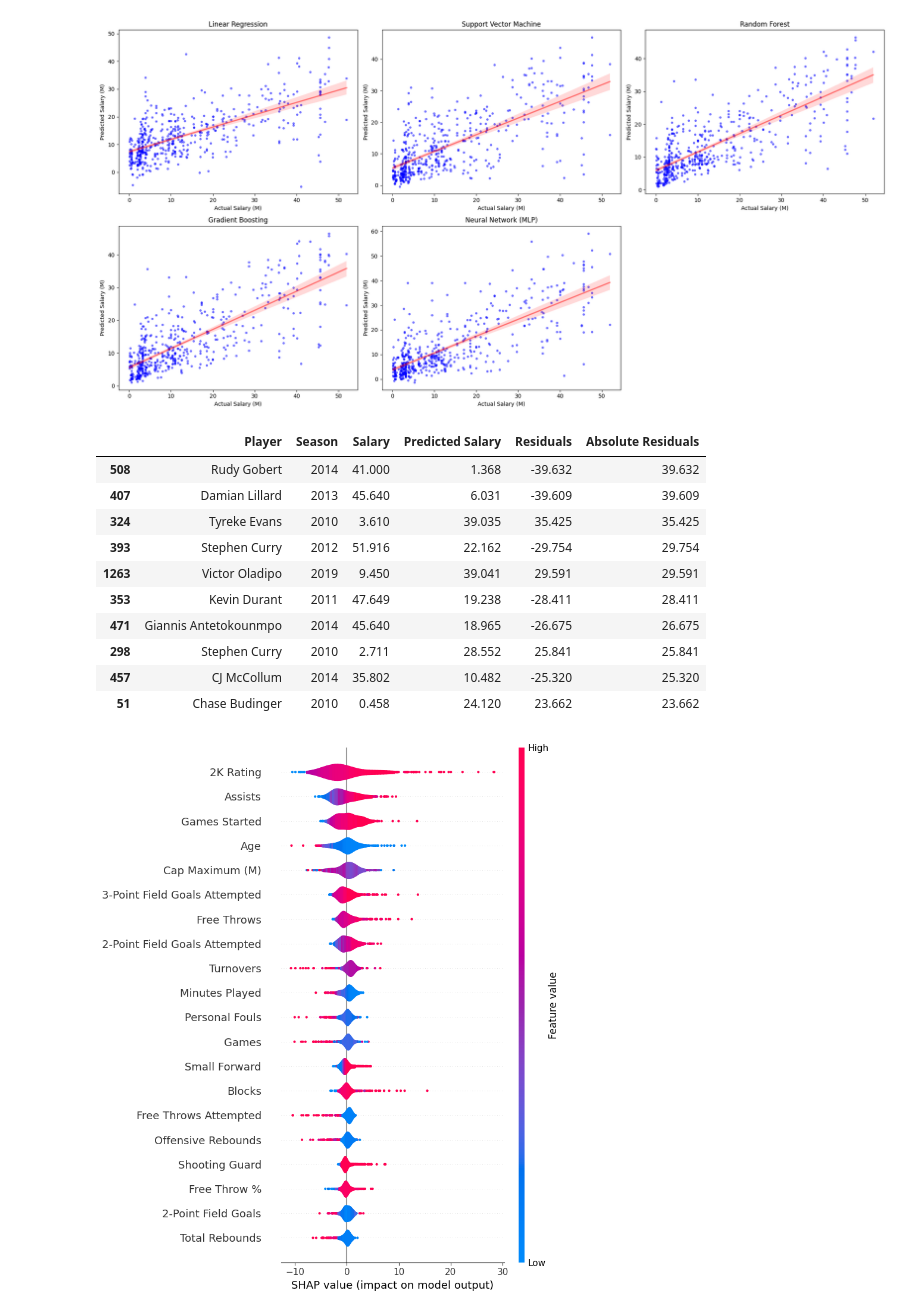
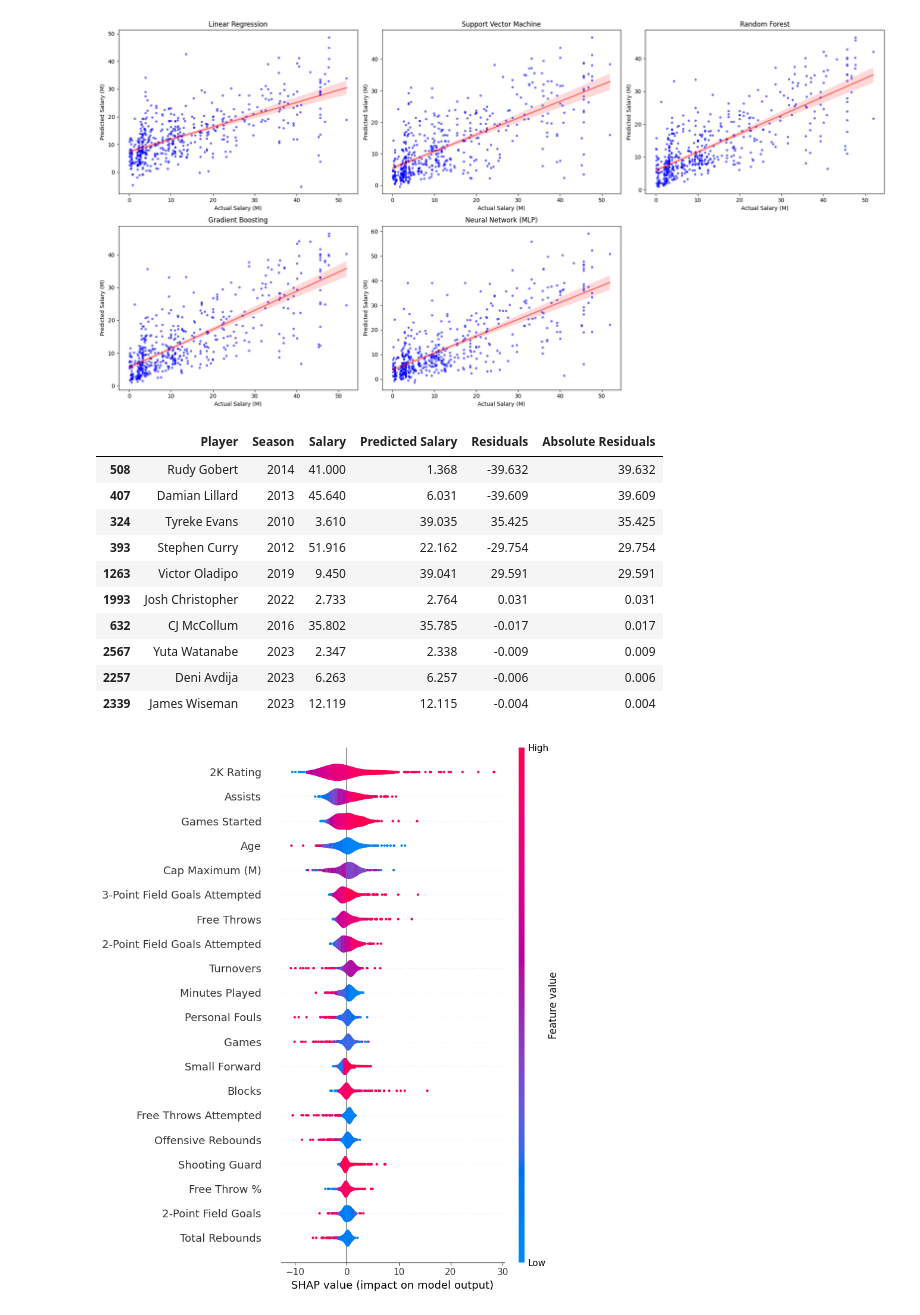
Before and after one commit to Gabmelom/nba-salary-model, a Jupyter notebook: src/data_analysis.ipynb, the cells around one changed output. Cells and saved outputs as stored; diff of their text form; code cells hidden in the pictures.

```diff
--- a/src/data_analysis.ipynb
+++ b/src/data_analysis.ipynb
@@ -356,26 +356,34 @@ plot_residuals(scaled_X_train, y_train, models, scaled_X_test, y_test)
 [figure]
 # %%
 # Predit test data with Random Forest, print worst and best predictions
-y_pred = final_models['Neural Network (MLP)'].predict(scaled_X_test)
-data_test = data.loc[y_test.index]
-data_test['Predicted Salary'] = y_pred.round(3)
-data_test['Residuals'] = (y_pred - y_test).round(3)
-data_test['Absolute Residuals'] = abs(data_test['Residuals']).round(3)
+def predict_test_data(data, model, k=5):
+    y_pred = final_models[model].predict(scaled_X_test)
+    data_test = data.loc[y_test.index]
+    data_test['Predicted Salary'] = y_pred.round(3)
+    data_test['Residuals'] = (y_pred - y_test).round(3)
+    data_test['Absolute Residuals'] = abs(data_test['Residuals']).round(3)
 
-# Show only Salary, Predicted Salary and Residuals
-data_test[['Player','Season','Salary','Predicted Salary','Residuals', 'Absolute Residuals']].sort_values(by='Absolute Residuals', ascending=False).head(10)
+    # Show only Salary, Predicted Salary and Residuals, don't print index
+    cols = ['Player','Season','Salary','Predicted Salary','Residuals', 'Absolute Residuals']
+    top = data_test[cols].sort_values(by='Absolute Residuals', ascending=False).head(k)
+    bottom = data_test[cols].sort_values(by='Absolute Residuals', ascending=False).tail(k)
+
+    return pd.concat([top, bottom])
+
+
+predict_test_data(data, 'Neural Network (MLP)')
 # %% [output]
 |  | Player | Season | Salary | Predicted Salary | Residuals | Absolute Residuals |
 | 508 | Rudy Gobert | 2014 | 41.000 | 1.368 | -39.632 | 39.632 |
 | 407 | Damian Lillard | 2013 | 45.640 | 6.031 | -39.609 | 39.609 |
 | 324 | Tyreke Evans | 2010 | 3.610 | 39.035 | 35.425 | 35.425 |
 | 393 | Stephen Curry | 2012 | 51.916 | 22.162 | -29.754 | 29.754 |
 | 1263 | Victor Oladipo | 2019 | 9.450 | 39.041 | 29.591 | 29.591 |
-| 353 | Kevin Durant | 2011 | 47.649 | 19.238 | -28.411 | 28.411 |
-| 471 | Giannis Antetokounmpo | 2014 | 45.640 | 18.965 | -26.675 | 26.675 |
-| 298 | Stephen Curry | 2010 | 2.711 | 28.552 | 25.841 | 25.841 |
-| 457 | CJ McCollum | 2014 | 35.802 | 10.482 | -25.320 | 25.320 |
-| 51 | Chase Budinger | 2010 | 0.458 | 24.120 | 23.662 | 23.662 |
+| 1993 | Josh Christopher | 2022 | 2.733 | 2.764 | 0.031 | 0.031 |
+| 632 | CJ McCollum | 2016 | 35.802 | 35.785 | -0.017 | 0.017 |
+| 2567 | Yuta Watanabe | 2023 | 2.347 | 2.338 | -0.009 | 0.009 |
+| 2257 | Deni Avdija | 2023 | 6.263 | 6.257 | -0.006 | 0.006 |
+| 2339 | James Wiseman | 2023 | 12.119 | 12.115 | -0.004 | 0.004 |
 # %%
 import shap
 
```
